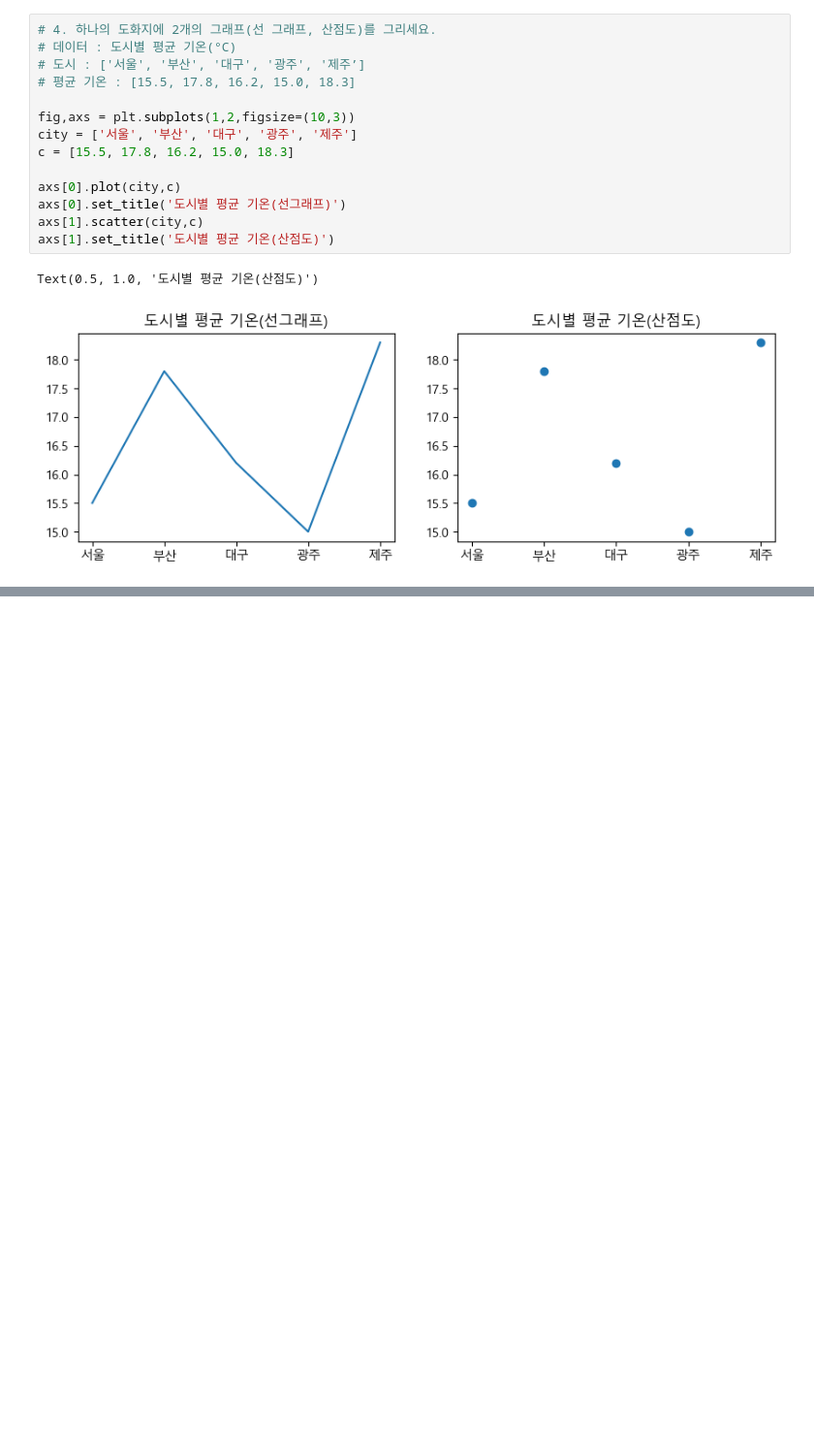
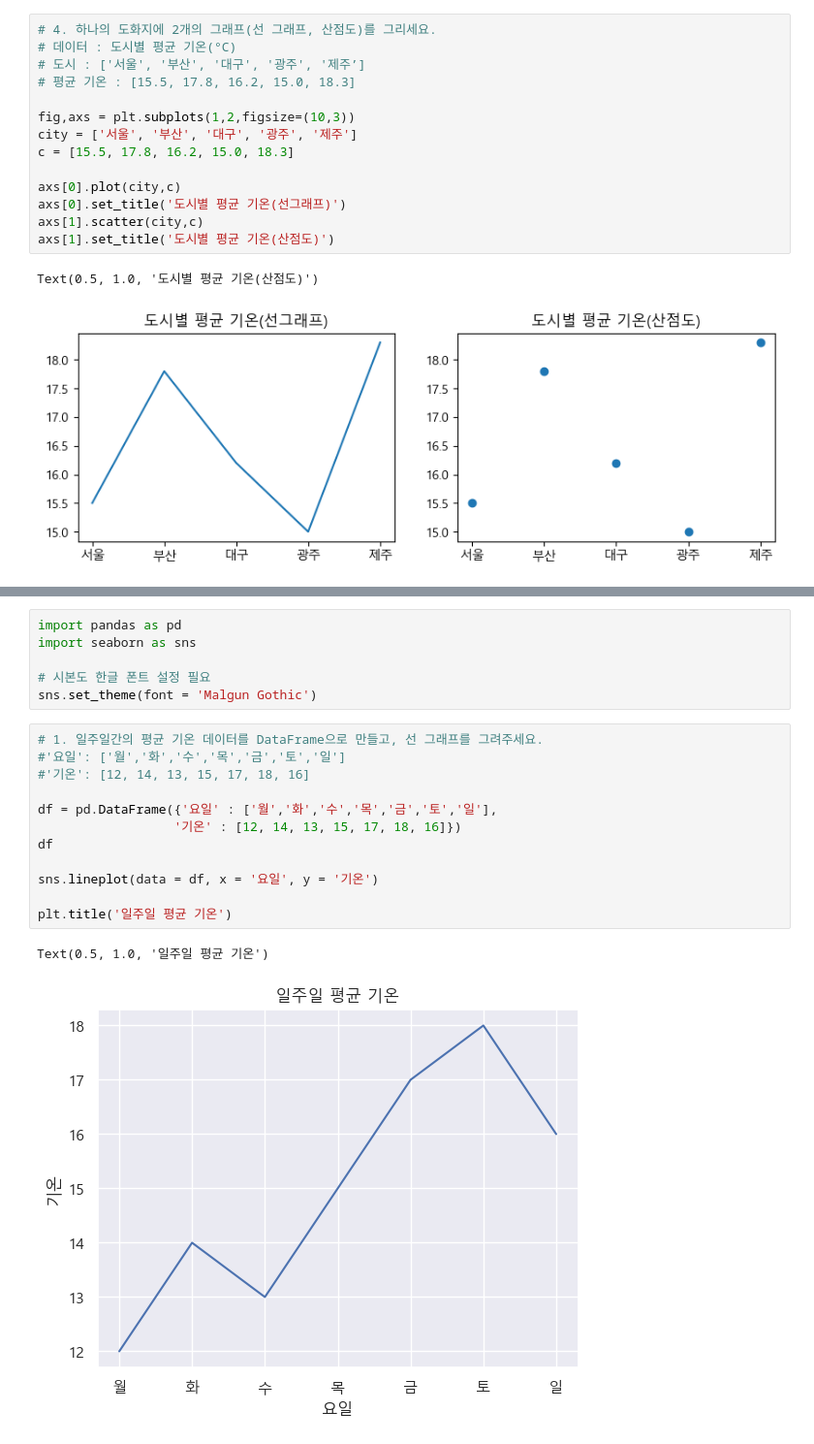
Before and after one commit to kmj115711-source/python-data-study, a Jupyter notebook: Matplotlib_quiz.ipynb, the cells around one changed output, grey strips where cells are left out. Shown: that part at 97% size. Saved outputs shown, nothing was run; the diff lists cells and outputs as text; blank space fills up the shorter version.

```diff
--- a/Matplotlib_quiz.ipynb
+++ b/Matplotlib_quiz.ipynb
@@ -133,0 +171,21 @@ Text(0.5, 1.0, '도시별 평균 기온(산점도)')
+# %%
+import pandas as pd
+import seaborn as sns
+
+# 시본도 한글 폰트 설정 필요
+sns.set_theme(font = 'Malgun Gothic')
+# %%
+# 1. 일주일간의 평균 기온 데이터를 DataFrame으로 만들고, 선 그래프를 그려주세요.
+#'요일': ['월','화','수','목','금','토','일']
+#'기온': [12, 14, 13, 15, 17, 18, 16]
+
+df = pd.DataFrame({'요일' : ['월','화','수','목','금','토','일'],
+                  '기온' : [12, 14, 13, 15, 17, 18, 16]})
+df
+
+sns.lineplot(data = df, x = '요일', y = '기온')
+
+plt.title('일주일 평균 기온')
+# %% [output]
+Text(0.5, 1.0, '일주일 평균 기온')
+[figure, added]
```
Also changed, not shown: parts of 18 cells of this notebook, 4 other files.
